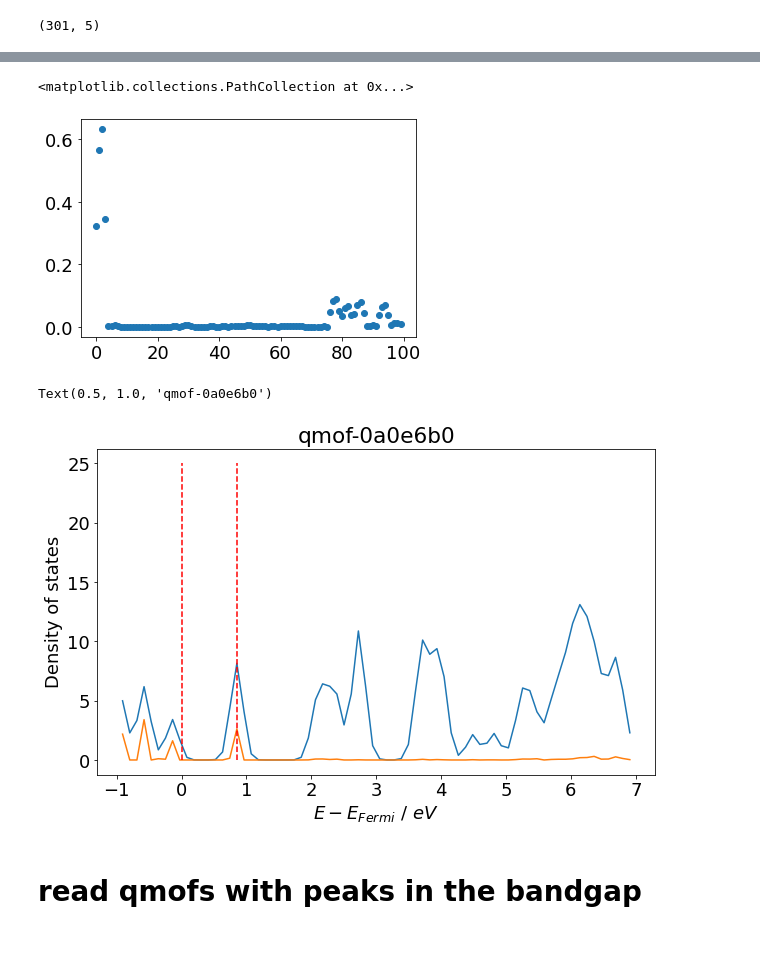
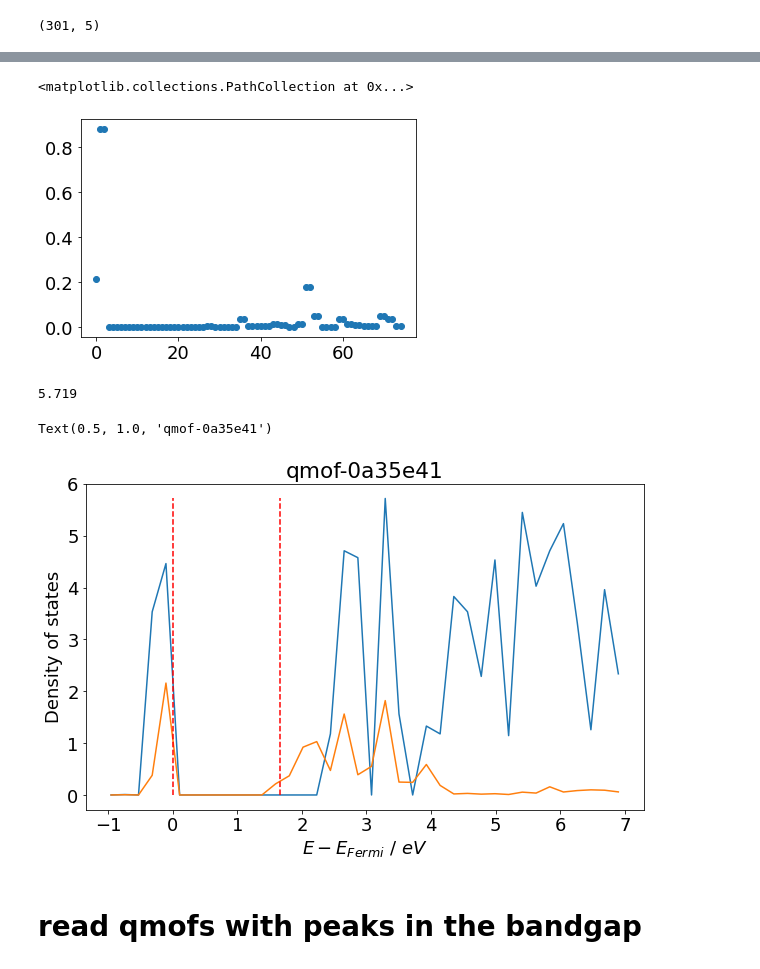
Before and after one commit to XiaoqZhang/qmof_dataparser, a Jupyter notebook: dev/20221025_check_peaks_bandgap.ipynb, the cells around one changed output, grey strips where cells are left out. Cells and saved outputs as stored; diff of their text form; code cells hidden in the pictures.

```diff
--- a/dev/20221025_check_peaks_bandgap.ipynb
+++ b/dev/20221025_check_peaks_bandgap.ipynb
@@ -64,3 +88,3 @@ atom_dos_data.shape
 # %%
-atom_dos_sum = np.sum(atom_dos_data, axis=2)-atom_dos_data[:,:,0]
+atom_bg_sum = np.sum(atom_dos_bg, axis=2) - atom_dos_bg[:,:,0]
 # %%
@@ -101,27 +146,32 @@ peak_in_bandgap_atom = np.array(peak_in_bandgap_atom)
 # %%
-plt.scatter(range(100), np.average(peak_in_bandgap_atom, axis=1))
+plt.scatter(range(atom_dos_data.shape[0]), np.sum(peak_in_bandgap_atom, axis=1))
 # %% [output]
 <matplotlib.collections.PathCollection at 0x...>
-[figure, old version]
+[figure, new version]
+# %%
+np.max(dos_data[:, 1][(energies>efermi-1) & (energies<efermi+7)])
+# %% [output]
+5.719
 # %%
 fig, ax = plt.subplots()
 fig.set_size_inches(10, 6)
 ax.plot(
     energies[(energies>efermi-1) & (energies<efermi+7)]-efermi,
-    gaussian_filter1d(dos_data[:, 2][(energies>efermi-1) & (energies<efermi+7)], sigma=bandgap)
+    dos_data[:, 1][(energies>efermi-1) & (energies<efermi+7)],
+    #gaussian_filter1d(dos_data[:, 1][(energies>efermi-1) & (energies<efermi+7)], sigma=bandgap)
 )
 ax.plot(
     energies[(energies>efermi-1) & (energies<efermi+7)]-efermi,
-    atom_dos_sum[3,:][(energies>efermi-1) & (energies<efermi+7)]
+    atom_dos_sum[0,:][(energies>efermi-1) & (energies<efermi+7)]
 )
-ax.plot([0,0], [0,25], 'r--')
-ax.plot([bandgap, bandgap], [0,25], 'r--')
+ax.plot([0,0], [0,np.max(dos_data[:, 1][(energies>efermi-1) & (energies<efermi+7)])], 'r--')
+ax.plot([bandgap, bandgap], [0,np.max(dos_data[:, 1][(energies>efermi-1) & (energies<efermi+7)])], 'r--')
 ax.set_xlabel("$E-E_{Fermi}\ /\ eV$")
 ax.set_ylabel("Density of states")
 ax.set_title("%s" %qmof_id)
 # %% [output]
-Text(0.5, 1.0, 'qmof-0a0e6b0')
+Text(0.5, 1.0, 'qmof-0a35e41')
-[figure, old version]
+[figure, new version]
 # %% [markdown]
 # read qmofs with peaks in the bandgap
 # %%
```
Also changed, not shown: parts of 16 cells of this notebook, 1 other file.
